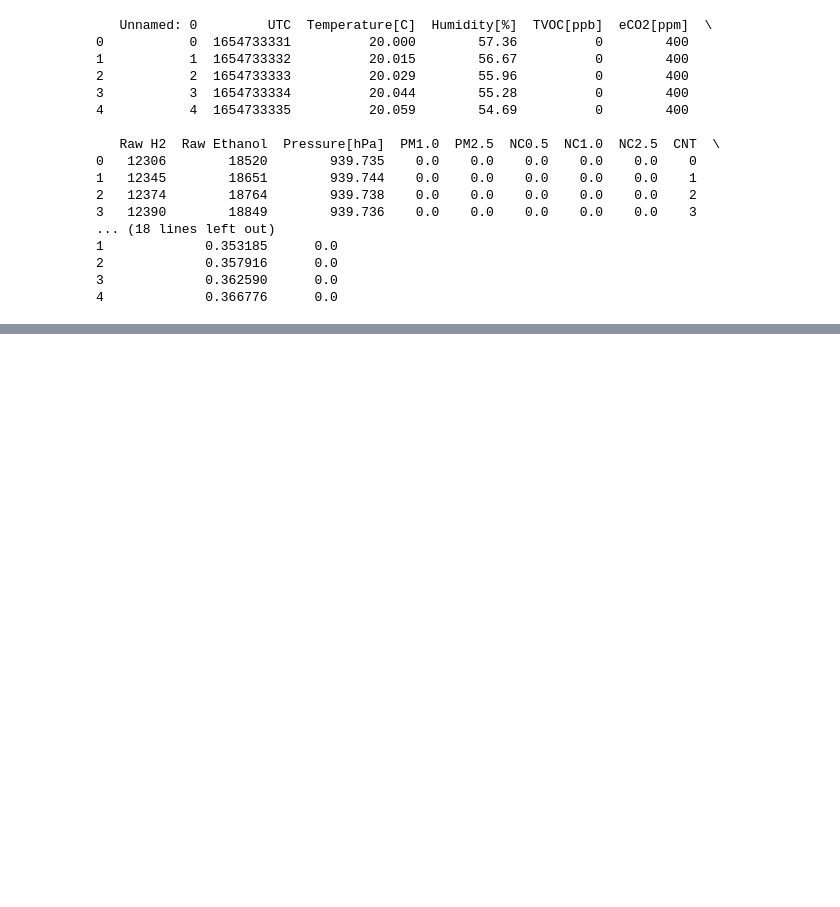
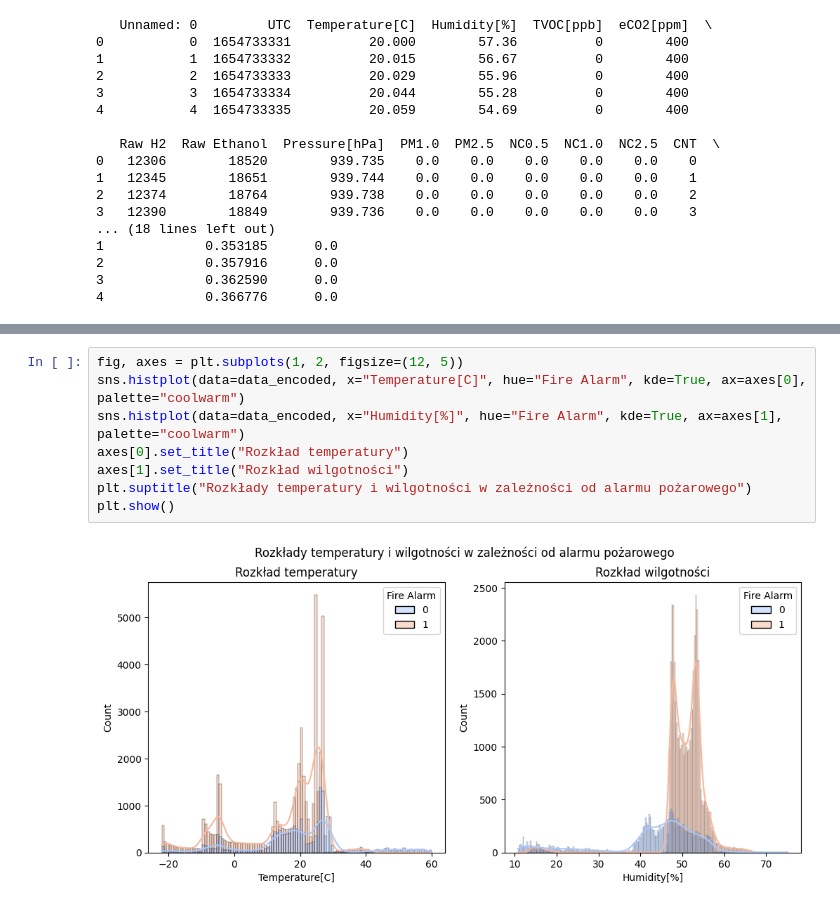
Before and after one commit to maciek102/ZMUM-project, a Jupyter notebook: ZMUM Projekt.ipynb, the cells around one changed output, grey strips where cells are left out. Cells and saved outputs as stored; diff of their text form; blank space fills up the shorter version.

```diff
--- a/ZMUM Projekt.ipynb
+++ b/ZMUM Projekt.ipynb
@@ -279,0 +344,10 @@ data_knn.head()
+# %%
+fig, axes = plt.subplots(1, 2, figsize=(12, 5))
+sns.histplot(data=data_encoded, x="Temperature[C]", hue="Fire Alarm", kde=True, ax=axes[0], palette="coolwarm")
+sns.histplot(data=data_encoded, x="Humidity[%]", hue="Fire Alarm", kde=True, ax=axes[1], palette="coolwarm")
+axes[0].set_title("Rozkład temperatury")
+axes[1].set_title("Rozkład wilgotności")
+plt.suptitle("Rozkłady temperatury i wilgotności w zależności od alarmu pożarowego")
+plt.show()
+# %% [output]
+[figure, added]
```
Also changed, not shown: parts of 11 cells of this notebook, 1 other file.
